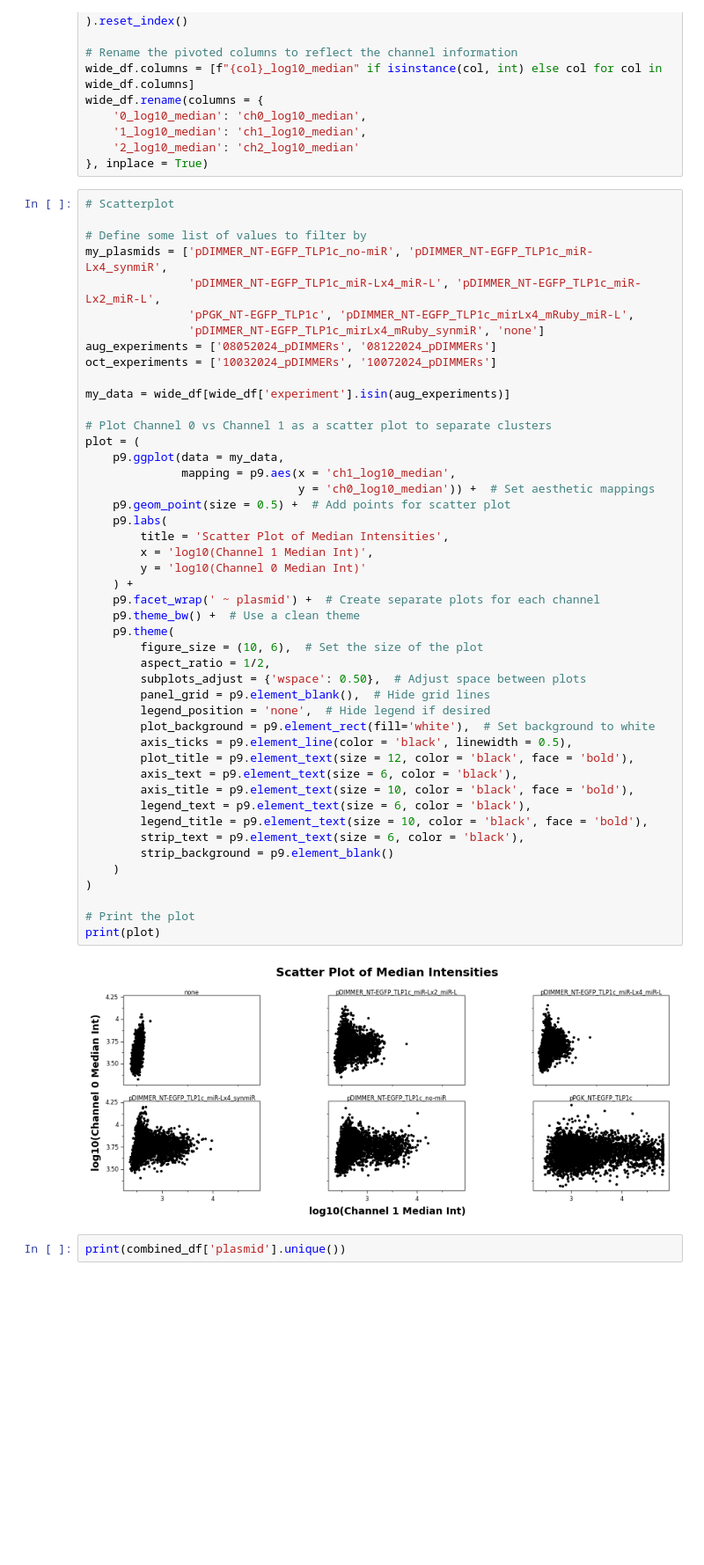
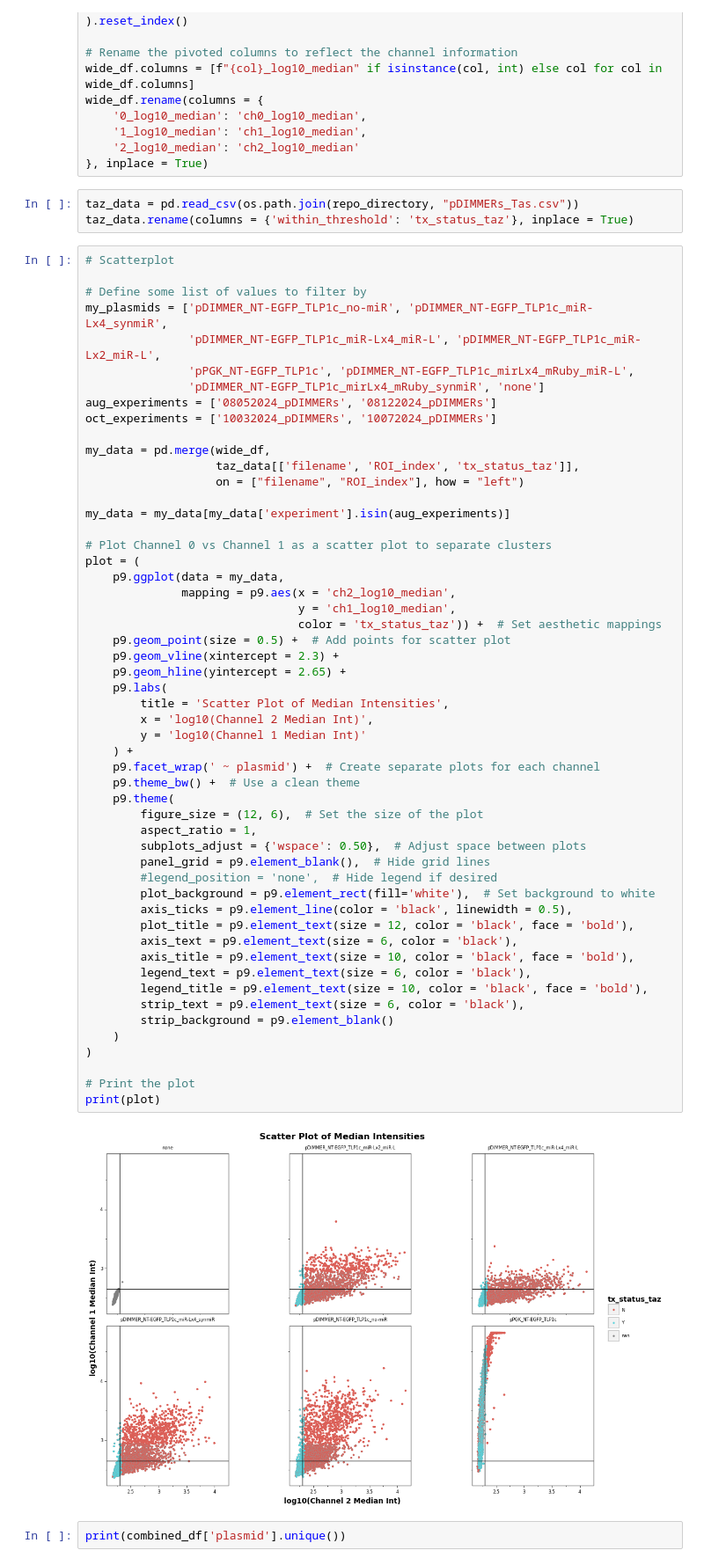
Before and after one commit to timotheelionnet/python_image-analysis, a Jupyter notebook: notebooks/img-explorer.ipynb, the cells around one changed output. Shown at 88% size. Saved outputs shown, nothing was run; the diff lists cells and outputs as text; blank space fills up the shorter version.

```diff
--- a/notebooks/img-explorer.ipynb
+++ b/notebooks/img-explorer.ipynb
@@ -1098,6 +1194,9 @@ wide_df.rename(columns = {
     '1_log10_median': 'ch1_log10_median',
     '2_log10_median': 'ch2_log10_median'
 }, inplace = True)
+# %%
+taz_data = pd.read_csv(os.path.join(repo_directory, "pDIMMERs_Tas.csv"))
+taz_data.rename(columns = {'within_threshold': 'tx_status_taz'}, inplace = True)
 # %%
 # Scatterplot
 
@@ -1109,43 +1208,50 @@ my_plasmids = ['pDIMMER_NT-EGFP_TLP1c_no-miR', 'pDIMMER_NT-EGFP_TLP1c_miR-Lx4_sy
 aug_experiments = ['08052024_pDIMMERs', '08122024_pDIMMERs']
 oct_experiments = ['10032024_pDIMMERs', '10072024_pDIMMERs']
 
-my_data = wide_df[wide_df['experiment'].isin(aug_experiments)]
+my_data = pd.merge(wide_df,
+                   taz_data[['filename', 'ROI_index', 'tx_status_taz']],
+                   on = ["filename", "ROI_index"], how = "left")
+
+my_data = my_data[my_data['experiment'].isin(aug_experiments)]
 
 # Plot Channel 0 vs Channel 1 as a scatter plot to separate clusters
 plot = (
     p9.ggplot(data = my_data,
-              mapping = p9.aes(x = 'ch1_log10_median',
-                               y = 'ch0_log10_median')) +  # Set aesthetic mappings
+              mapping = p9.aes(x = 'ch2_log10_median',
+                               y = 'ch1_log10_median',
+                               color = 'tx_status_taz')) +  # Set aesthetic mappings
     p9.geom_point(size = 0.5) +  # Add points for scatter plot
+    p9.geom_vline(xintercept = 2.3) +
+    p9.geom_hline(yintercept = 2.65) +
     p9.labs(
         title = 'Scatter Plot of Median Intensities',
-        x = 'log10(Channel 1 Median Int)',
-        y = 'log10(Channel 0 Median Int)'
+        x = 'log10(Channel 2 Median Int)',
+        y = 'log10(Channel 1 Median Int)'
     ) +
     p9.facet_wrap(' ~ plasmid') +  # Create separate plots for each channel
     p9.theme_bw() +  # Use a clean theme
     p9.theme(
-        figure_size = (10, 6),  # Set the size of the plot
-        aspect_ratio = 1/2,
+        figure_size = (12, 6),  # Set the size of the plot
+        aspect_ratio = 1,
         subplots_adjust = {'wspace': 0.50},  # Adjust space between plots
         panel_grid = p9.element_blank(),  # Hide grid lines
-        legend_position = 'none',  # Hide legend if desired
+        #legend_position = 'none',  # Hide legend if desired
         plot_background = p9.element_rect(fill='white'),  # Set background to white
         axis_ticks = p9.element_line(color = 'black', linewidth = 0.5),
         plot_title = p9.element_text(size = 12, color = 'black', face = 'bold'),
         axis_text = p9.element_text(size = 6, color = 'black'),
         axis_title = p9.element_text(size = 10, color = 'black', face = 'bold'),
         legend_text = p9.element_text(size = 6, color = 'black'),
         legend_title = p9.element_text(size = 10, color = 'black', face = 'bold'),
         strip_text = p9.element_text(size = 6, color = 'black'),
         strip_background = p9.element_blank()
     )
 )
 
 # Print the plot
 print(plot)
 # %% [output]
-[figure, old version]
+[figure, new version]
 # %%
 print(combined_df['plasmid'].unique())
 # %%
```
Also changed, not shown: parts of 16 cells of this notebook, 1 other file.
